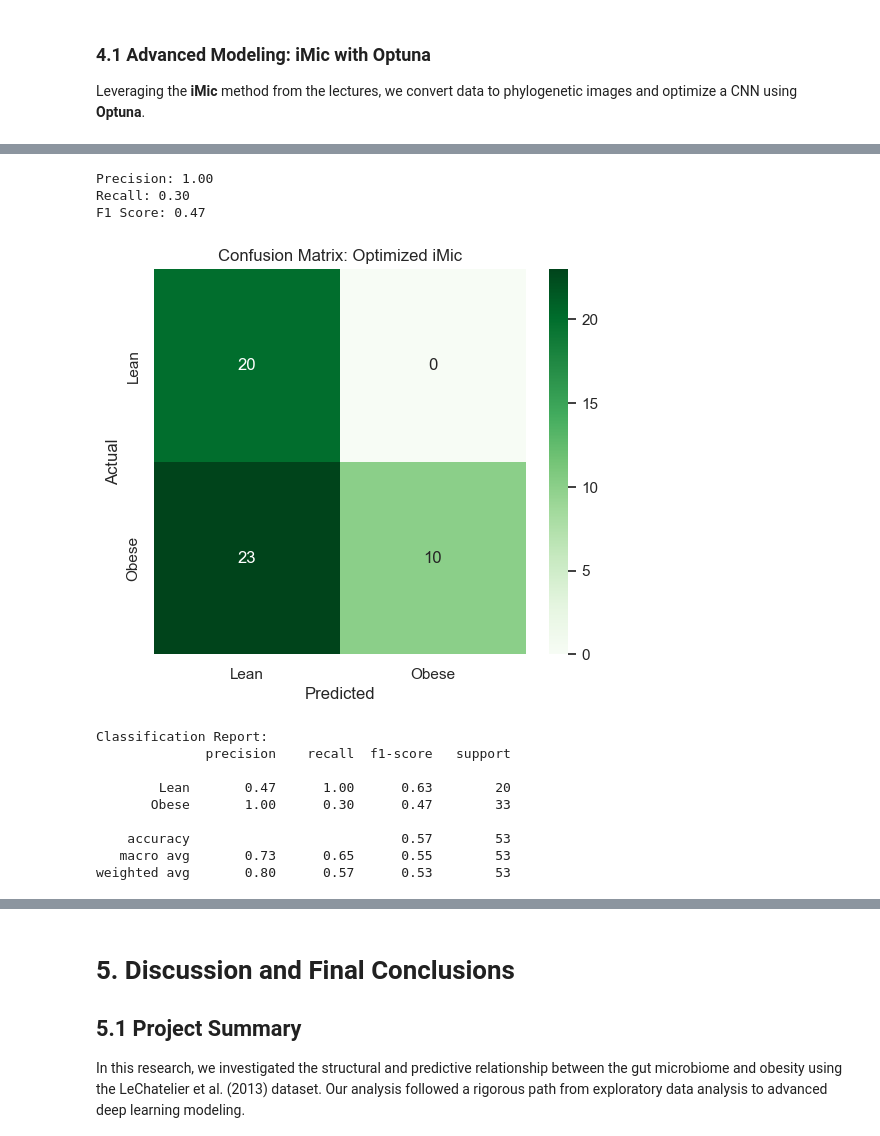
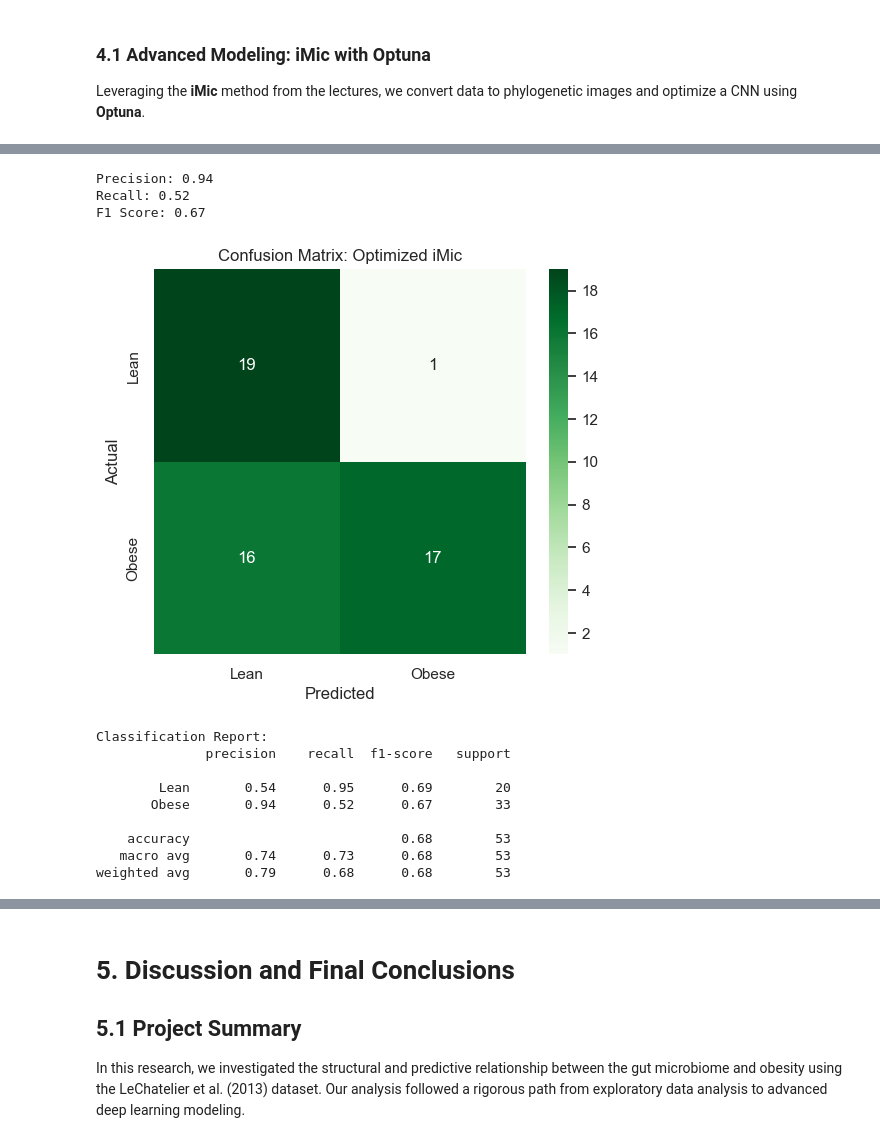
Before and after one commit to lior-benjman/Obesity-gut-bacterial, a Jupyter notebook: research.ipynb, the cells around one changed output, grey strips where cells are left out. Drawn from its saved outputs; the diff is of its cells as text; code cells hidden in the pictures.

```diff
--- a/research.ipynb
+++ b/research.ipynb
@@ -352,42 +431,42 @@ Final iMic AUC: 0.80
 # %%
 # 4.1.1 Detailed Evaluation: Confusion Matrix & Clinical Metrics
 from sklearn.metrics import precision_score, recall_score, f1_score
 
-# Convert probabilities to binary predictions (threshold = 0.5)
-y_pred_bin = (np.array(preds) > 0.5).astype(int)
+# Convert probabilities to binary predictions (threshold = 0.3)
+y_pred_bin = (np.array(preds) > 0.3).astype(int)
 
 # Calculate metrics
 precision = precision_score(acts, y_pred_bin)
 recall = recall_score(acts, y_pred_bin)
 f1 = f1_score(acts, y_pred_bin)
 
 print(f"Precision: {precision:.2f}")
 print(f"Recall: {recall:.2f}")
 print(f"F1 Score: {f1:.2f}")
 
 # Plot Confusion Matrix
 cm = confusion_matrix(acts, y_pred_bin)
 plt.figure(figsize=(6, 5))
 sns.heatmap(cm, annot=True, fmt='d', cmap='Greens', xticklabels=['Lean', 'Obese'], yticklabels=['Lean', 'Obese'])
 plt.xlabel('Predicted')
 plt.ylabel('Actual')
 plt.title('Confusion Matrix: Optimized iMic')
 plt.show()
 
 # Print full classification report
 print("\nClassification Report:")
 print(classification_report(acts, y_pred_bin, target_names=['Lean', 'Obese']))
 # %% [output]
-Precision: 1.00
-Recall: 0.30
-F1 Score: 0.47
+Precision: 0.94
+Recall: 0.52
+F1 Score: 0.67
-[figure, old version]
+[figure, new version]
 Classification Report:
               precision    recall  f1-score   support
 
-        Lean       0.47      1.00      0.63        20
-       Obese       1.00      0.30      0.47        33
+        Lean       0.54      0.95      0.69        20
+       Obese       0.94      0.52      0.67        33
 
-    accuracy                           0.57        53
-   macro avg       0.73      0.65      0.55        53
-weighted avg       0.80      0.57      0.53        53
+    accuracy                           0.68        53
+   macro avg       0.74      0.73      0.68        53
+weighted avg       0.79      0.68      0.68        53
```
Also changed, not shown: parts of 9 cells of this notebook, 20 other files.
